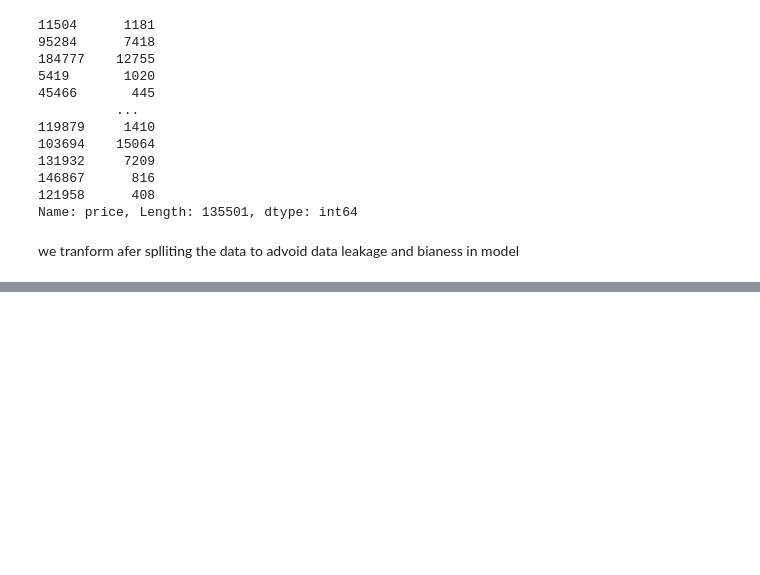
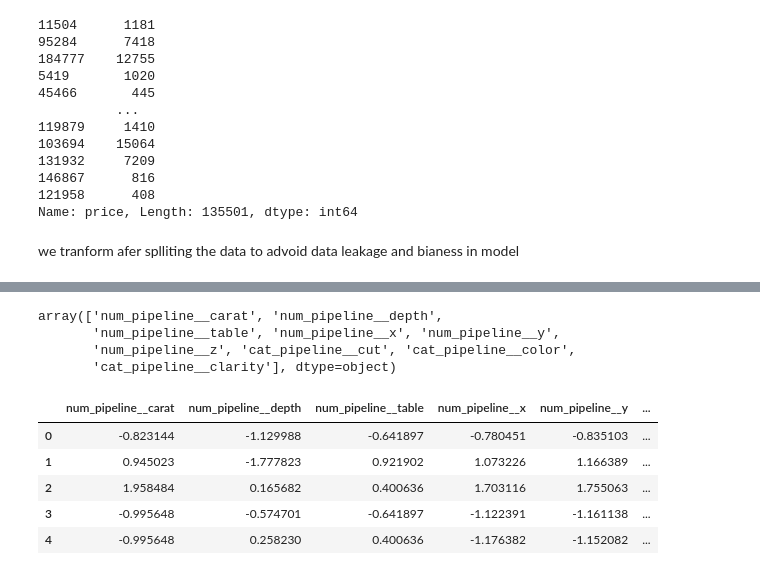
Before and after one commit to Fortunatetech/Gemstone-price-prediction-project-with-deployment, a Jupyter notebook: experiments/experiments.ipynb, the cells around one changed output, grey strips where cells are left out. Cells and saved outputs as stored; diff of their text form; code cells hidden in the pictures; blank space fills up the shorter version.

```diff
--- a/experiments/experiments.ipynb
+++ b/experiments/experiments.ipynb
@@ -291,0 +313,19 @@ preprocessor.transform(X_test)
+# %%
+preprocessor.get_feature_names_out()
+# %% [output]
+array(['num_pipeline__carat', 'num_pipeline__depth',
+       'num_pipeline__table', 'num_pipeline__x', 'num_pipeline__y',
+       'num_pipeline__z', 'cat_pipeline__cut', 'cat_pipeline__color',
+       'cat_pipeline__clarity'], dtype=object)
+# %%
+X_train=pd.DataFrame(preprocessor.fit_transform(X_train),columns=preprocessor.get_feature_names_out())
+X_test=pd.DataFrame(preprocessor.transform(X_test),columns=preprocessor.get_feature_names_out())
+# %%
+X_train.head()
+# %% [output]
+|  | num_pipeline__carat | num_pipeline__depth | num_pipeline__table | num_pipeline__x | num_pipeline__y | ... |
+| 0 | -0.823144 | -1.129988 | -0.641897 | -0.780451 | -0.835103 | ... |
+| 1 | 0.945023 | -1.777823 | 0.921902 | 1.073226 | 1.166389 | ... |
+| 2 | 1.958484 | 0.165682 | 0.400636 | 1.703116 | 1.755063 | ... |
+| 3 | -0.995648 | -0.574701 | -0.641897 | -1.122391 | -1.161138 | ... |
+| 4 | -0.995648 | 0.258230 | 0.400636 | -1.176382 | -1.152082 | ... |
```
Also changed, not shown: parts of 13 cells of this notebook, 2 other files.
